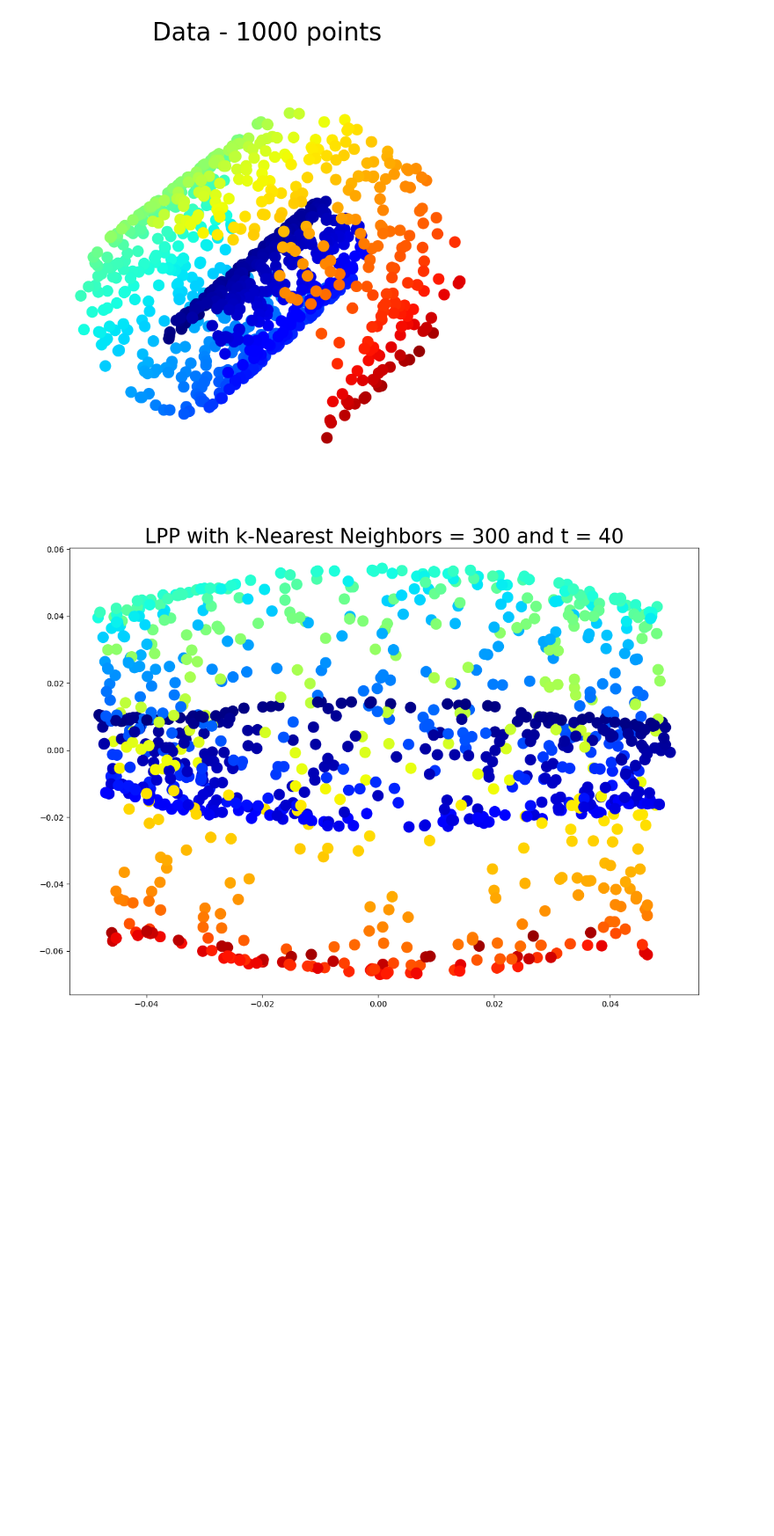
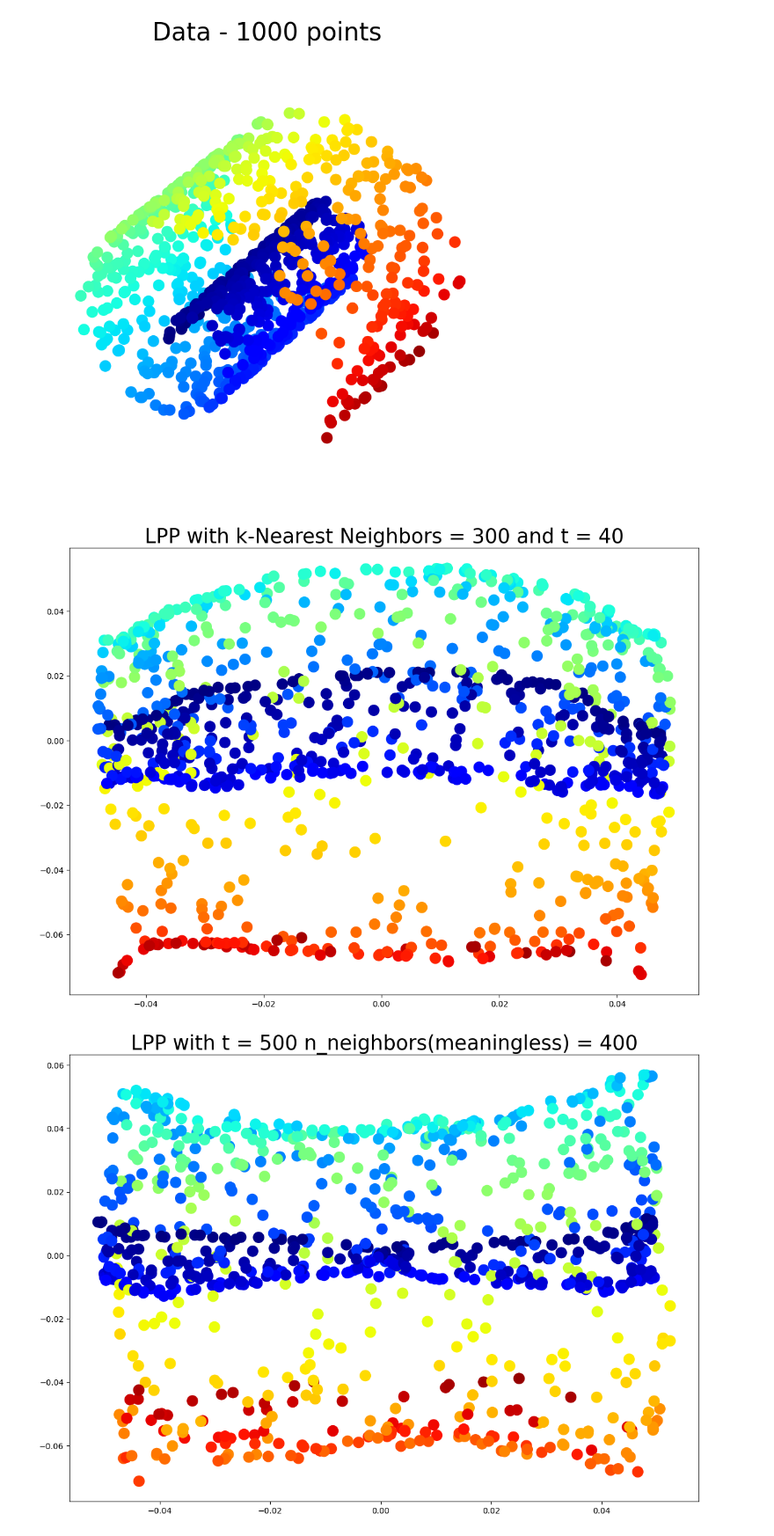
Before and after one commit to TonyHuang6666/Manifold-Learning, a Jupyter notebook: Locality preserving projection/LPP-Original.ipynb, the cells around one changed output. Shown at 88% size. Drawn from its saved outputs; the diff is of its cells as text; code cells hidden in the pictures; blank space fills up the shorter version.

```diff
--- a/Locality preserving projection/LPP-Original.ipynb
+++ b/Locality preserving projection/LPP-Original.ipynb
@@ -29,18 +81,21 @@ Pi = 3.14159265358979323846
 # 函数1：计算k最近邻矩阵或epsilon邻接矩阵
 def compute_neighborhood_matrix(Data, method, n_neighbors):
     n = len(Data)
+    distances = pairwise_distances(Data)  # 计算数据点间的成对欧式距离
     if method == 'knn':
-        knn_matrix = k_nearest_neighbors(Data, n_neighbors)  # 计算每个样本点的 n_neighbors 个最近邻索引
+        knn_matrix = k_nearest_neighbors(distances, n_neighbors)  # 计算每个样本点的 n_neighbors 个最近邻索引
         return knn_matrix
     elif method == 'epsilon':
+        knn_matrix = k_nearest_neighbors(Data, n_neighbors)
+        avg_shortest_paths = compute_avg_shortest_path(Data, knn_matrix)
         adjacency_matrix = np.zeros((n, n))
-        radius = compute_avg_radius(Data)  # 计算每个数据点的平均邻域半径
+        #radius = compute_avg_radius(Data)  # 计算每个数据点的邻域半径
         for i in range(n):  # 对于数据集中的每个样本点 i
-            distances = np.sqrt(np.sum((Data[i] - Data) ** 2, axis=1))
-            neighbors = np.where(distances <= radius[i])[0]
+            neighbors = np.where(distances[i] <= avg_shortest_paths[i])[0]
             adjacency_matrix[i, neighbors] = 1
             adjacency_matrix[neighbors, i] = 1
         return adjacency_matrix
+
 
 # 函数2：构建基于热核方法的权重矩阵
 def construct_weight_matrix(Data, method, n_neighbors, t):
@@ -164,30 +219,31 @@ ax.axis("off")
 # %%
 # 绘制及保存投影图
 if not os.path.exists('output'):
     os.makedirs('output')
-for method in ['knn']:
+for method in ['knn', 'epsilon']:
     plt.figure(figsize=(14, 10))
     if method == 'epsilon':
-        t= 1000
-        n_neighbors = 1000
+        t= 500
+        n_neighbors = 400
         lpp_embeddings = LPP(Data_T, n_components=2, method=method, n_neighbors=n_neighbors, t=t)
         plt.title('LPP with t = ' + str(t) + ' n_neighbors(meaningless) = ' + str(n_neighbors), size=25)
         file_name = 'LPP_epsilon_t = ' + str(t) + '.png'
         file_path = os.path.join('.', 'output', file_name)
         plt.scatter(lpp_embeddings[:, 0], lpp_embeddings[:, 1], c=plt.cm.jet((Data_T[:, 0] ** 2 + Data_T[:, 2] ** 2) / 100),s=200, lw=0, alpha=1)
         plt.savefig(file_path)
     elif method == 'knn':
         n_neighbors = 300
         t= 40
         lpp_embeddings = LPP(Data_T, n_components=2, method=method, n_neighbors=n_neighbors, t=t)
         plt.title('LPP with k-Nearest Neighbors = ' + str(n_neighbors) + ' and t = ' + str(t), size=25)
         file_name = 'LPP_knn_' + str(n_neighbors) + '_t=' + str(t) + '.png'
         file_path = os.path.join('.', 'output', file_name)
         plt.scatter(lpp_embeddings[:, 0], lpp_embeddings[:, 1], c=plt.cm.jet((Data_T[:, 0] ** 2 + Data_T[:, 2] ** 2) / 100),s=200, lw=0, alpha=1)
         plt.savefig(file_path)
     plt.show()
 # %% [output]
-[figure, old version]
+[figure, new version]
+[figure, added]
 # %%
 from myLPP import LocalityPreservingProjection
 #创建 LPP 模型
```
Also changed, not shown: parts of 4 cells of this notebook, 1 other file.
